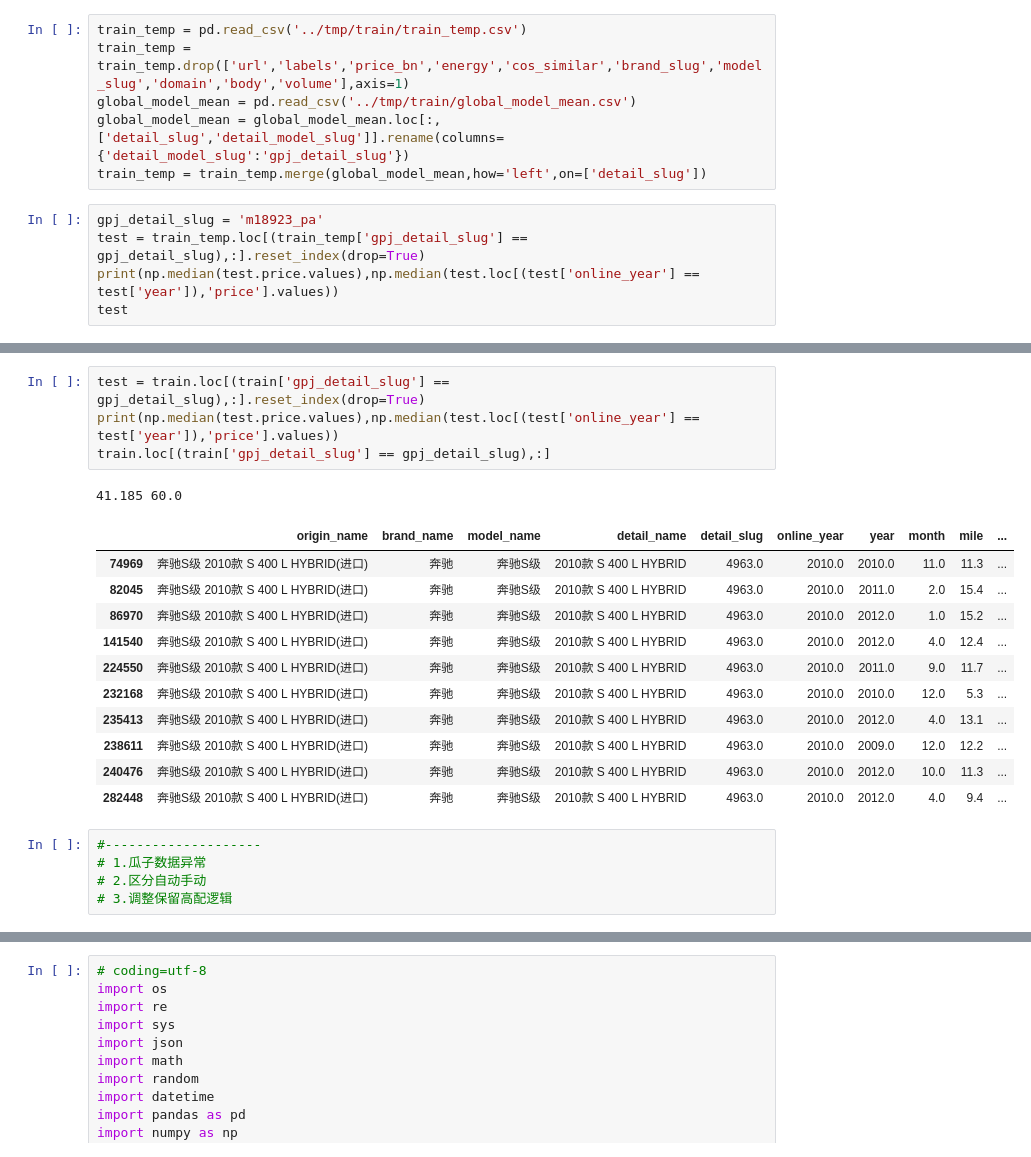
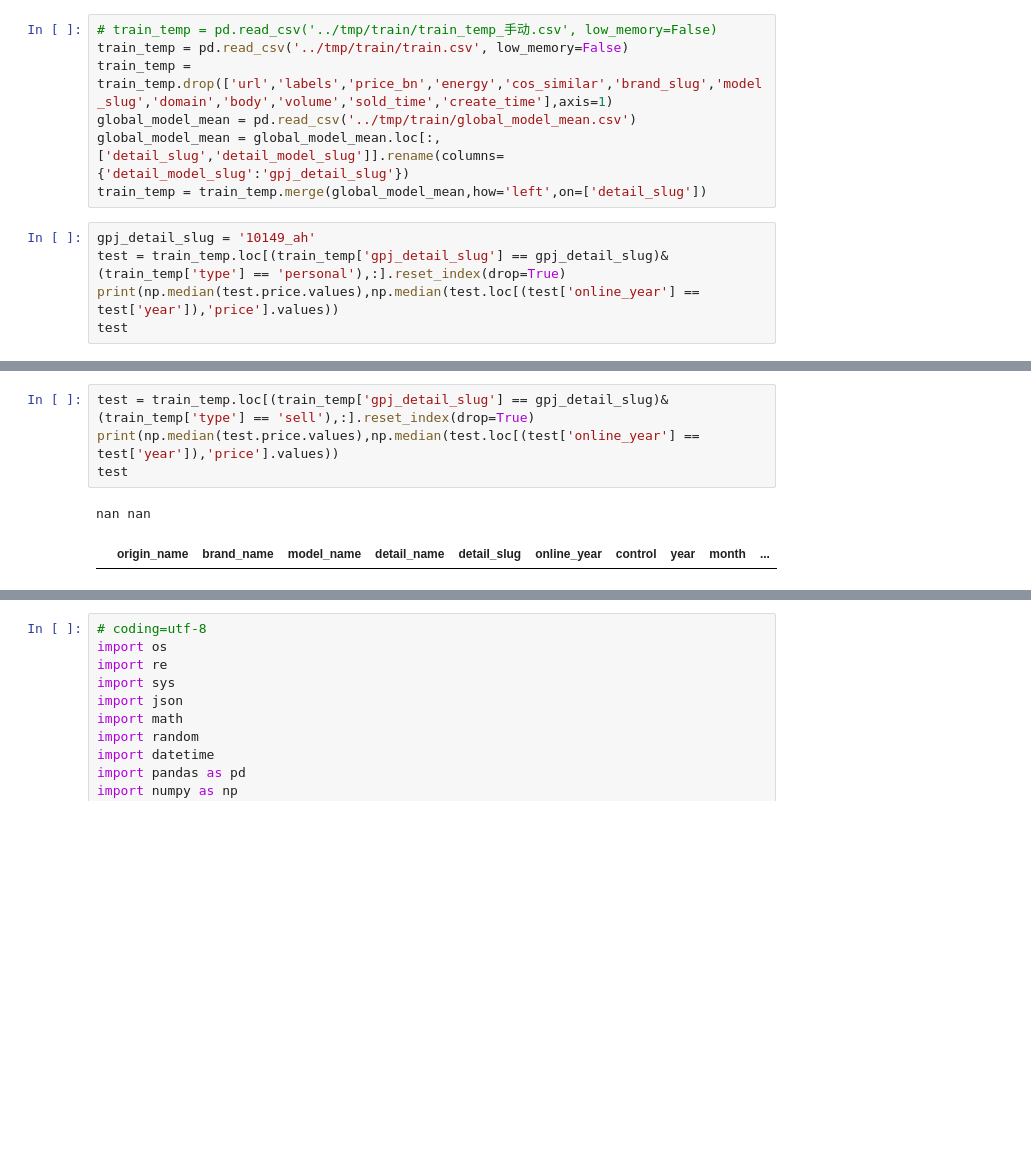
Before and after one commit to dj-lei/evaluation-predict, a Jupyter notebook: jupyter/update_estimate.ipynb, the cells around one changed output, grey strips where cells are left out. Saved outputs shown, nothing was run; the diff lists cells and outputs as text; blank space fills up the shorter version.

```diff
--- a/jupyter/update_estimate.ipynb
+++ b/jupyter/update_estimate.ipynb
@@ -64,12 +69,13 @@ verify.loc[(verify['rate'] > 0.3)]
 # %%
-train_temp = pd.read_csv('../tmp/train/train_temp.csv')
-train_temp = train_temp.drop(['url','labels','price_bn','energy','cos_similar','brand_slug','model_slug','domain','body','volume'],axis=1)
+# train_temp = pd.read_csv('../tmp/train/train_temp_手动.csv', low_memory=False)
+train_temp = pd.read_csv('../tmp/train/train.csv', low_memory=False)
+train_temp = train_temp.drop(['url','labels','price_bn','energy','cos_similar','brand_slug','model_slug','domain','body','volume','sold_time','create_time'],axis=1)
 global_model_mean = pd.read_csv('../tmp/train/global_model_mean.csv')
 global_model_mean = global_model_mean.loc[:, ['detail_slug','detail_model_slug']].rename(columns={'detail_model_slug':'gpj_detail_slug'})
 train_temp = train_temp.merge(global_model_mean,how='left',on=['detail_slug'])
 # %%
-gpj_detail_slug = 'm18923_pa'
-test = train_temp.loc[(train_temp['gpj_detail_slug'] == gpj_detail_slug),:].reset_index(drop=True)
+gpj_detail_slug = '10149_ah'
+test = train_temp.loc[(train_temp['gpj_detail_slug'] == gpj_detail_slug)&(train_temp['type'] == 'personal'),:].reset_index(drop=True)
 print(np.median(test.price.values),np.median(test.loc[(test['online_year'] == test['year']),'price'].values))
 test
 # %% [output]
@@ -88,22 +89,7 @@ train = train.merge(global_model_mean,how='left',on=['detail_slug'])
 # %%
-test = train.loc[(train['gpj_detail_slug'] == gpj_detail_slug),:].reset_index(drop=True)
+test = train_temp.loc[(train_temp['gpj_detail_slug'] == gpj_detail_slug)&(train_temp['type'] == 'sell'),:].reset_index(drop=True)
 print(np.median(test.price.values),np.median(test.loc[(test['online_year'] == test['year']),'price'].values))
-train.loc[(train['gpj_detail_slug'] == gpj_detail_slug),:]
+test
 # %% [output]
-41.185 60.0
+nan nan
-|  | origin_name | brand_name | model_name | detail_name | detail_slug | online_year | year | month | mile | ... |
-| 74969 | 奔驰S级 2010款 S 400 L HYBRID(进口) | 奔驰 | 奔驰S级 | 2010款 S 400 L HYBRID | 4963.0 | 2010.0 | 2010.0 | 11.0 | 11.3 | ... |
-| 82045 | 奔驰S级 2010款 S 400 L HYBRID(进口) | 奔驰 | 奔驰S级 | 2010款 S 400 L HYBRID | 4963.0 | 2010.0 | 2011.0 | 2.0 | 15.4 | ... |
-| 86970 | 奔驰S级 2010款 S 400 L HYBRID(进口) | 奔驰 | 奔驰S级 | 2010款 S 400 L HYBRID | 4963.0 | 2010.0 | 2012.0 | 1.0 | 15.2 | ... |
-| 141540 | 奔驰S级 2010款 S 400 L HYBRID(进口) | 奔驰 | 奔驰S级 | 2010款 S 400 L HYBRID | 4963.0 | 2010.0 | 2012.0 | 4.0 | 12.4 | ... |
-| 224550 | 奔驰S级 2010款 S 400 L HYBRID(进口) | 奔驰 | 奔驰S级 | 2010款 S 400 L HYBRID | 4963.0 | 2010.0 | 2011.0 | 9.0 | 11.7 | ... |
-| 232168 | 奔驰S级 2010款 S 400 L HYBRID(进口) | 奔驰 | 奔驰S级 | 2010款 S 400 L HYBRID | 4963.0 | 2010.0 | 2010.0 | 12.0 | 5.3 | ... |
-| 235413 | 奔驰S级 2010款 S 400 L HYBRID(进口) | 奔驰 | 奔驰S级 | 2010款 S 400 L HYBRID | 4963.0 | 2010.0 | 2012.0 | 4.0 | 13.1 | ... |
-| 238611 | 奔驰S级 2010款 S 400 L HYBRID(进口) | 奔驰 | 奔驰S级 | 2010款 S 400 L HYBRID | 4963.0 | 2010.0 | 2009.0 | 12.0 | 12.2 | ... |
-| 240476 | 奔驰S级 2010款 S 400 L HYBRID(进口) | 奔驰 | 奔驰S级 | 2010款 S 400 L HYBRID | 4963.0 | 2010.0 | 2012.0 | 10.0 | 11.3 | ... |
-| 282448 | 奔驰S级 2010款 S 400 L HYBRID(进口) | 奔驰 | 奔驰S级 | 2010款 S 400 L HYBRID | 4963.0 | 2010.0 | 2012.0 | 4.0 | 9.4 | ... |
+|  | origin_name | brand_name | model_name | detail_name | detail_slug | online_year | control | year | month | ... |
-# %%
-#--------------------
-# 1.瓜子数据异常
-# 2.区分自动手动
-# 3.调整保留高配逻辑
```
Also changed, not shown: parts of 13 cells of this notebook, 6 other files.
